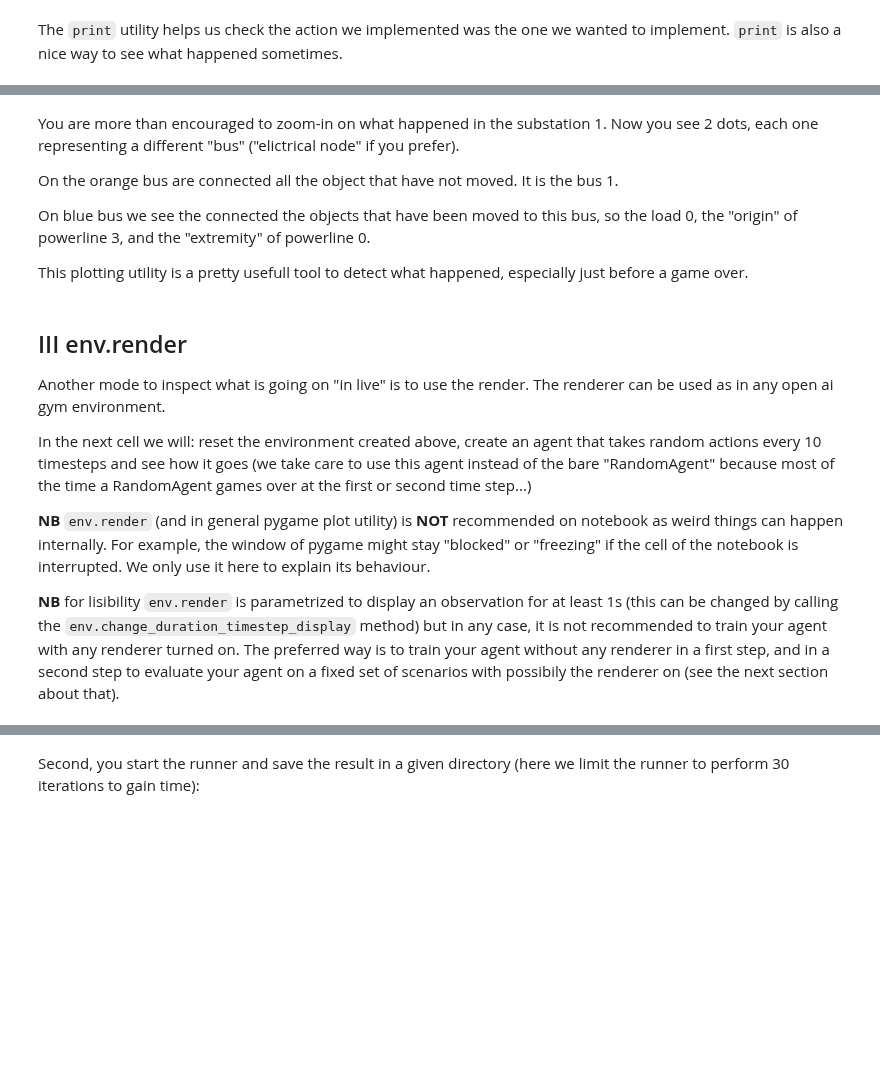
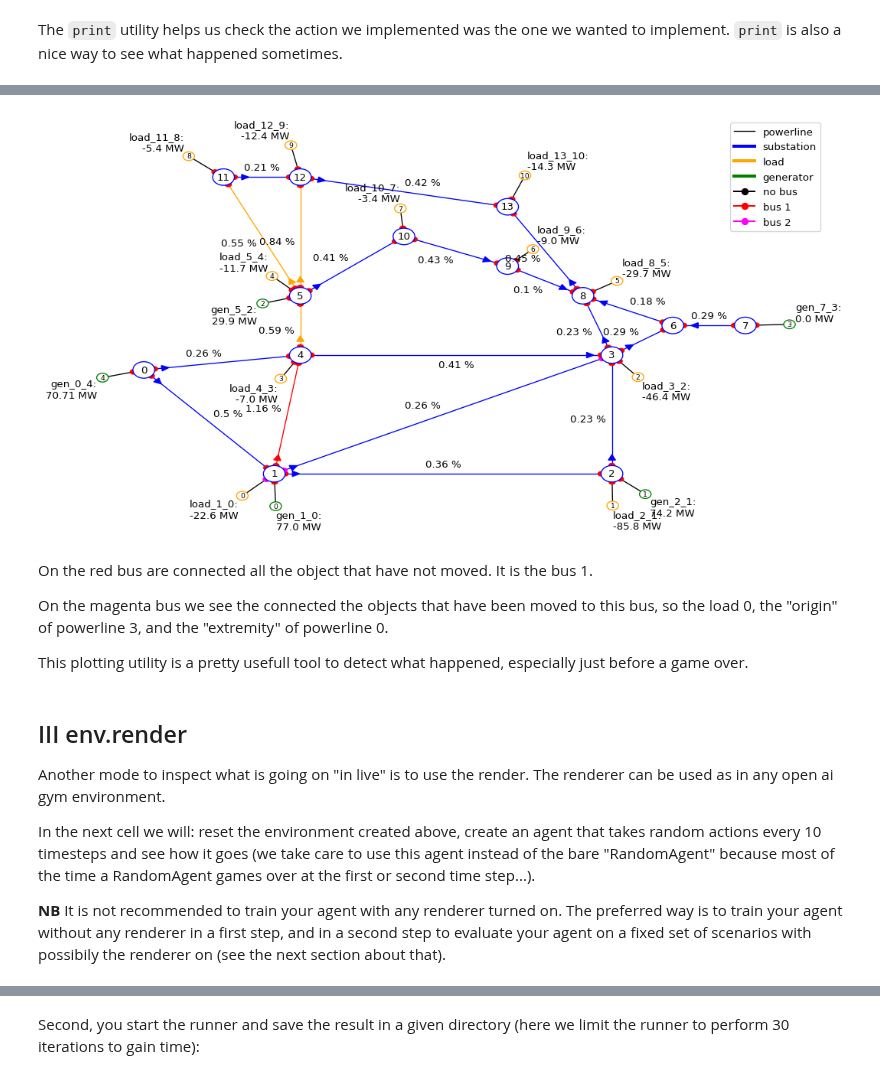
Before and after one commit to rte-france/Grid2Op, a Jupyter notebook: getting_started/7_PlottingCapabilities.ipynb, the cells around one changed output, grey strips where cells are left out. Saved outputs shown, nothing was run; the diff lists cells and outputs as text; code cells hidden in the pictures; blank space fills up the shorter version.

```diff
--- a/getting_started/7_PlottingCapabilities.ipynb
+++ b/getting_started/7_PlottingCapabilities.ipynb
@@ -112,5 +87,5 @@ This action will:
 The `print` utility helps us check the action we implemented was the one we wanted to implement. `print` is also a nice way to see what happened sometimes.
 # %%
 new_obs, reward, done, info = env.step(action)
-_ = plot_helper.plot_obs(new_obs)
+fig_obs3 = plot_helper.plot_obs(new_obs)
 # %% [output]
@@ -118,9 +92,8 @@ _ = plot_helper.plot_obs(new_obs)
+[figure, added]
 # %% [markdown]
-You are more than encouraged to zoom-in on what happened in the substation 1. Now you see 2 dots, each one representing a different "bus" ("elictrical node" if you prefer).
+On the red bus are connected all the object that have not moved. It is the bus 1.
 
-On the orange bus are connected all the object that have not moved. It is the bus 1.
-
-On blue bus we see the connected the objects that have been moved to this bus, so the load 0, the "origin" of powerline 3, and the "extremity" of powerline 0.
+On the magenta bus we see the connected the objects that have been moved to this bus, so the load 0, the "origin" of powerline 3, and the "extremity" of powerline 0.
 
 This plotting utility is a pretty usefull tool to detect what happened, especially just before a game over.
 # %% [markdown]
@@ -128,11 +101,9 @@ This plotting utility is a pretty usefull tool to detect what happened, especial
 
 Another mode to inspect what is going on "in live" is to use the render. The renderer can be used as in any open ai gym environment.
 
-In the next cell we will: reset the environment created above, create an agent that takes random actions every 10 timesteps and see how it goes (we take care to use this agent instead of the bare "RandomAgent" because most of the time a RandomAgent games over at the first or second time step...)
+In the next cell we will: reset the environment created above, create an agent that takes random actions every 10 timesteps and see how it goes (we take care to use this agent instead of the bare "RandomAgent" because most of the time a RandomAgent games over at the first or second time step...).
 
-**NB** `env.render` (and in general pygame plot utility) is **NOT** recommended on notebook as weird things can happen internally. For example, the window of pygame might stay "blocked" or "freezing" if the cell of the notebook is interrupted. We only use it here to explain its behaviour.
-
-**NB** for lisibility `env.render` is parametrized to display an observation for at least 1s (this can be changed by calling the `env.change_duration_timestep_display` method) but in any case, it is not recommended to train your agent with any renderer turned on. The preferred way is to train your agent without any renderer in a first step, and in a second step to evaluate your agent on a fixed set of scenarios with possibily the renderer on (see the next section about that).
+**NB** It is not recommended to train your agent with any renderer turned on. The preferred way is to train your agent without any renderer in a first step, and in a second step to evaluate your agent on a fixed set of scenarios with possibily the renderer on (see the next section about that).
 # %%
 from grid2op.Agent import RandomAgent
 class CustomRandom(RandomAgent):
```
Also changed, not shown: parts of 19 cells of this notebook, 12 other files.
